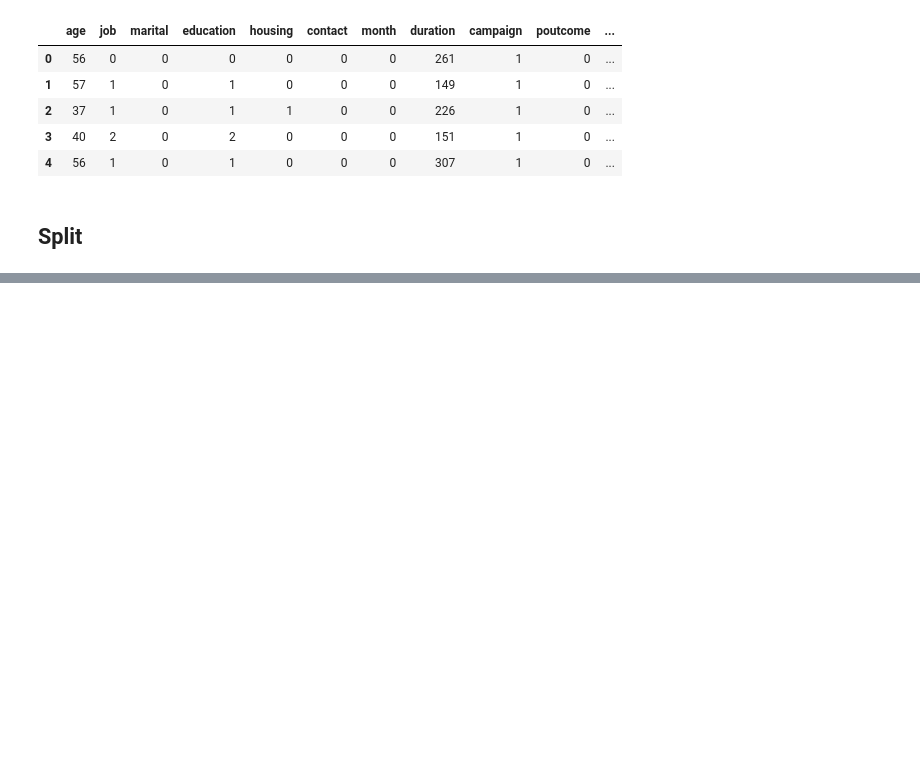
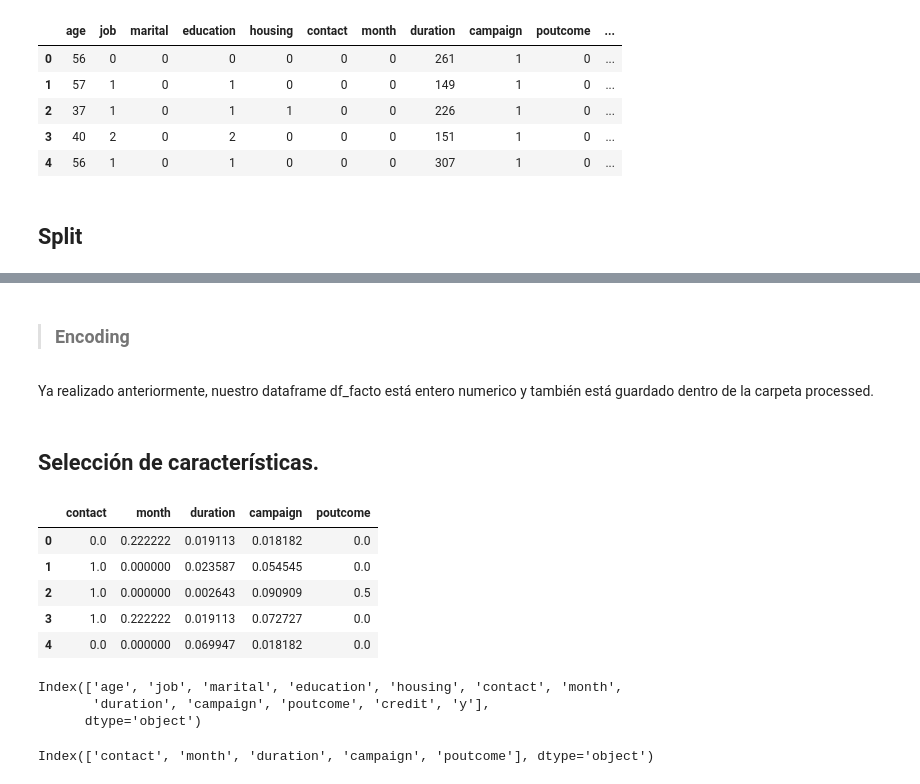
Before and after one commit to 4GeeksAcademy/sarayruiz---Machine-Learning, a Jupyter notebook: src/01-logistic-regression.ipynb, the cells around one changed output, grey strips where cells are left out. Drawn from its saved outputs; the diff is of its cells as text; code cells hidden in the pictures; blank space fills up the shorter version.

```diff
--- a/src/01-logistic-regression.ipynb
+++ b/src/01-logistic-regression.ipynb
@@ -382,0 +484,47 @@ df_facto.head()
+# %% [markdown]
+>### Encoding
+# %% [markdown]
+Ya realizado anteriormente, nuestro dataframe df_facto está entero numerico y también está guardado dentro de la carpeta processed.
+# %% [markdown]
+## Selección de características.
+# %%
+X_train, X_test, y_train, y_test = train_test_split(df_min_max.drop('y', axis=1),
+                                                    df_min_max['y'],
+                                                    test_size=0.2,
+                                                    random_state=42)
+
+
+# Con un valor de k=5 queremos decir implícitamente que queremos eliminar 2 características del conjunto de datos
+selection_model = SelectKBest(f_classif, k=5)
+
+# Entreno el modelo mediante fit()
+selection_model.fit(X_train, y_train)
+
+ix = selection_model.get_support()
+
+# Aplico el modelo a los datos X_train y X_test
+selection_model_transform_train = selection_model.transform(X_train)
+selection_model_transform_test = selection_model.transform(X_test)
+
+# Genero los dataframes
+X_train_sel = pd.DataFrame(selection_model_transform_train, columns=X_train.columns.values[ix])
+X_test_sel = pd.DataFrame(selection_model_transform_test, columns=X_test.columns.values[ix])
+
+X_train_sel.head()
+# %% [output]
+|  | contact | month | duration | campaign | poutcome |
+| 0 | 0.0 | 0.222222 | 0.019113 | 0.018182 | 0.0 |
+| 1 | 1.0 | 0.000000 | 0.023587 | 0.054545 | 0.0 |
+| 2 | 1.0 | 0.000000 | 0.002643 | 0.090909 | 0.5 |
+| 3 | 1.0 | 0.222222 | 0.019113 | 0.072727 | 0.0 |
+| 4 | 0.0 | 0.000000 | 0.069947 | 0.018182 | 0.0 |
+# %%
+df_min_max.columns
+# %% [output]
+Index(['age', 'job', 'marital', 'education', 'housing', 'contact', 'month',
+       'duration', 'campaign', 'poutcome', 'credit', 'y'],
+      dtype='object')
+# %%
+X_train_sel.columns
+# %% [output]
+Index(['contact', 'month', 'duration', 'campaign', 'poutcome'], dtype='object')
```
Also changed, not shown: parts of 17 cells of this notebook, 1 other file.
